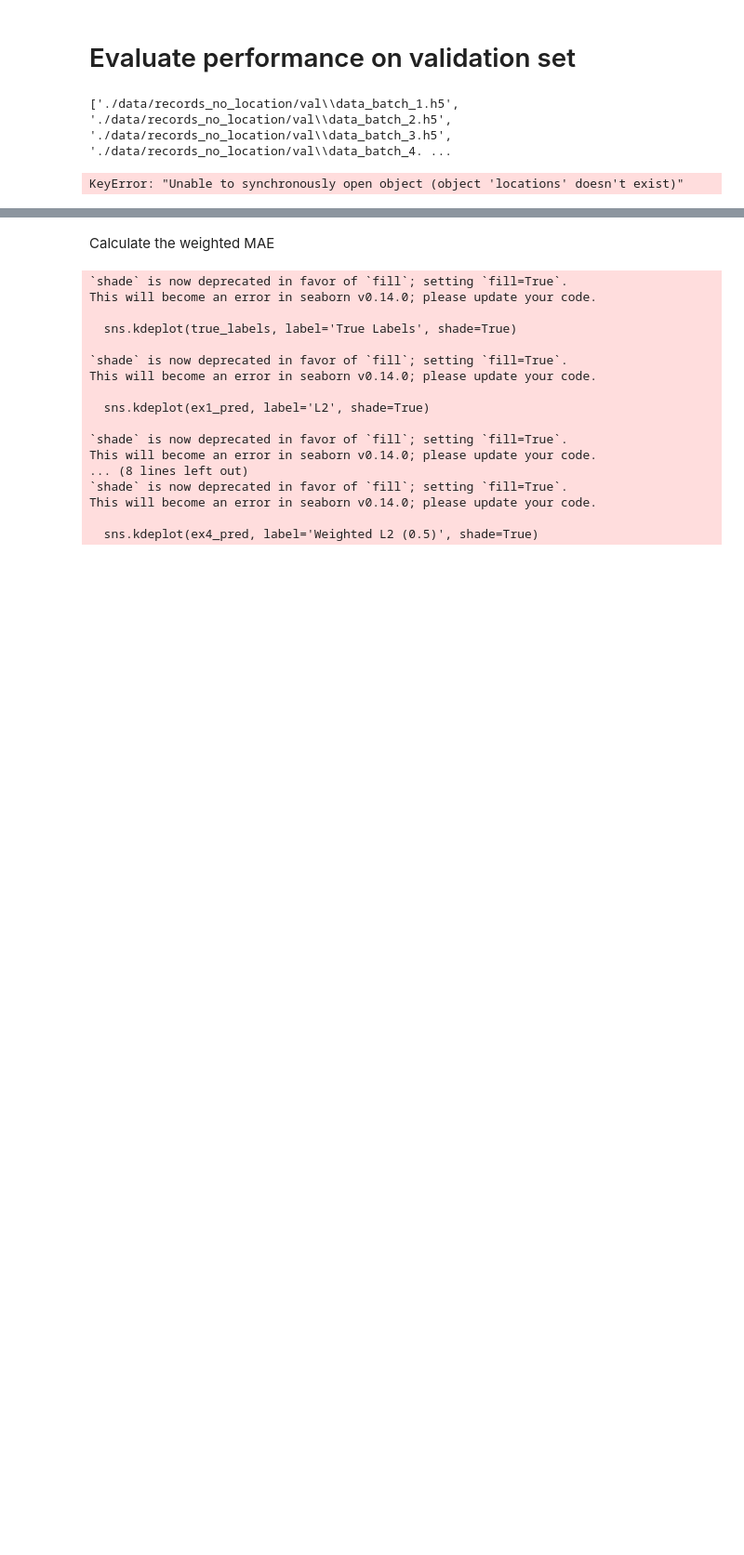
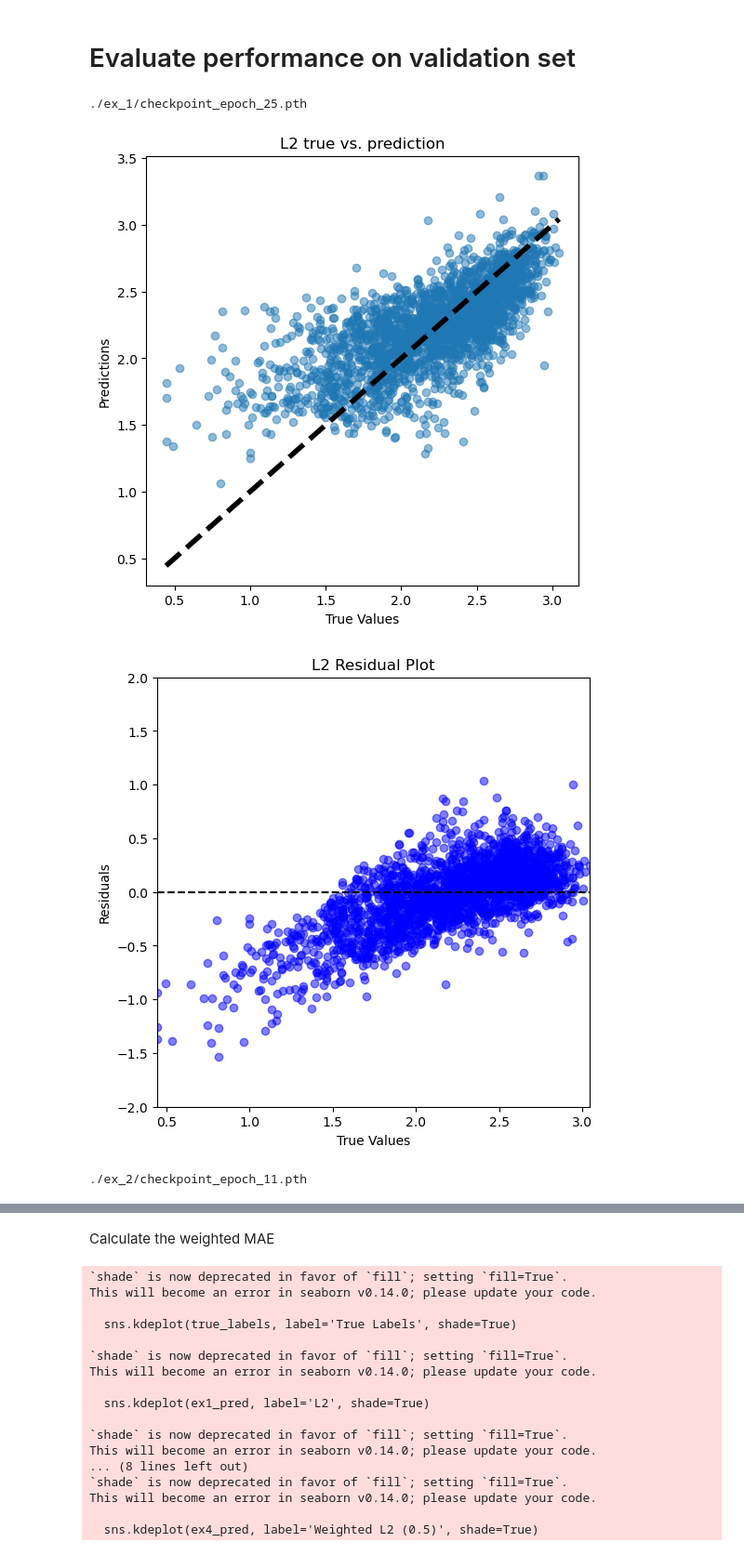
Before and after one commit to lhmtrinh/Remote-Sensing-Wealth-Index, a Jupyter notebook: validation.ipynb, the cells around one changed output, grey strips where cells are left out. Shown at 93% size. Cells and saved outputs as stored; diff of their text form; code cells hidden in the pictures; blank space fills up the shorter version.

```diff
--- a/validation.ipynb
+++ b/validation.ipynb
@@ -94,12 +101,9 @@ def inference_8(checkpoint, val_loader):
     return true_labels, predictions
 
 
-def validate(experiment, path, location_embedding):
-    checkpoint = f'{path}/{find_latest_checkpoint(path)}'
-    val_files = sorted_file_paths('./data/records_location/val')
-
-    val_dataset = create_dataset(val_files)
-    val_loader = create_dataloader(val_dataset, 64)
+def validate(experiment, path, location_embedding, val_loader):
+    checkpoint = f'{find_latest_checkpoint(path)}'
+    print(checkpoint)
 
     if location_embedding == False:
         true_labels, predictions = inference_1_7(checkpoint, val_loader)
@@ -133,11 +137,18 @@ experiments = [
     ['BMC', './ex_5', False],
     ['Weighted sampling (alpha=0.25)', './ex_6', False],
     ['Weighted sampling (alpha=0.5)', './ex_7', False],
-    ['BMC location embedding', './ex_8', True]
+    ['BMC location embedding', './ex_8', True],
+    ['L2 location embedding', './ex_9', True]
 ]
-
-for experiment, path, location in experiments:
-    validate(experiment, path, location)
-# %% [output]
-['./data/records_no_location/val\\data_batch_1.h5', './data/records_no_location/val\\data_batch_2.h5', './data/records_no_location/val\\data_batch_3.h5', './data/records_no_location/val\\data_batch_4. ...
-KeyError: "Unable to synchronously open object (object 'locations' doesn't exist)"
+# %%
+val_files = sorted_file_paths('./data/records_location/val')
+val_dataset = create_dataset(val_files, True, half= False)
+val_loader = create_dataloader(val_dataset, 64)
+# %%
+for experiment, path, location in experiments:
+    validate(experiment, path, location, val_loader)
+# %% [output]
+./ex_1/checkpoint_epoch_25.pth
+[figure, added]
+[figure, added]
+./ex_2/checkpoint_epoch_11.pth
```
Also changed, not shown: parts of 2 cells of this notebook, 21 other files.
